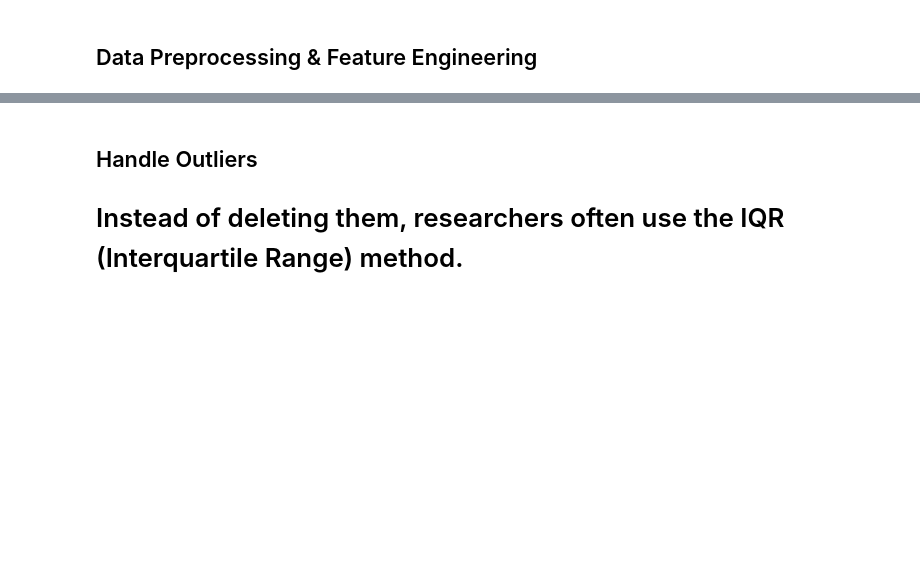
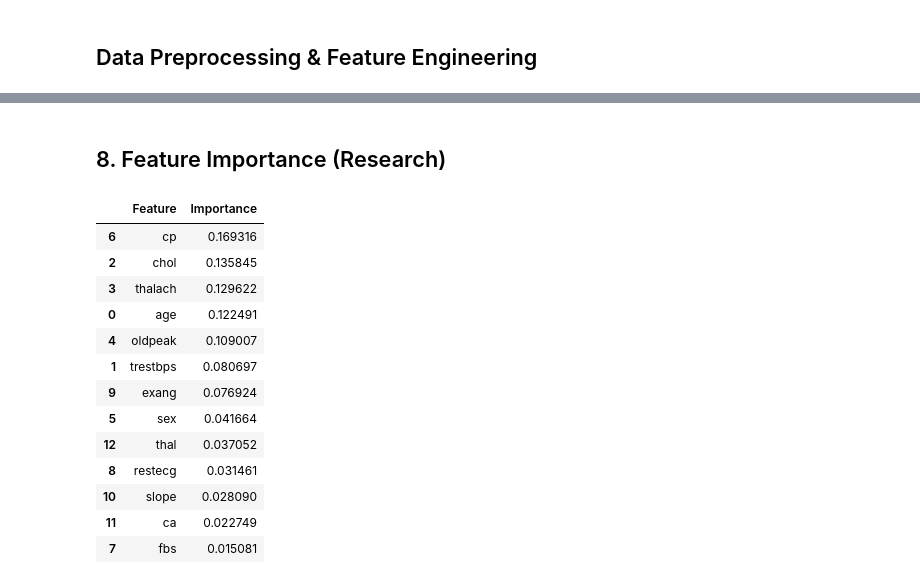
Before and after one commit to Thakurji890/Heart-Disease-Prediction, a Jupyter notebook: notebooks/02_Preprocessing.ipynb, the cells around one changed output, grey strips where cells are left out. Saved outputs shown, nothing was run; the diff lists cells and outputs as text; code cells hidden in the pictures; blank space fills up the shorter version.

Commit message:
fix : fixing preprocessing file

```diff
--- a/notebooks/02_Preprocessing.ipynb
+++ b/notebooks/02_Preprocessing.ipynb
@@ -55,4 +126,30 @@ print(duplicates)
 # %%
-# Remove Duplicates
-df.drop_duplicates()
+from sklearn.compose import ColumnTransformer
+from sklearn.pipeline import Pipeline
+from sklearn.impute import SimpleImputer
+from sklearn.preprocessing import StandardScaler
+
+categorical_cols = ["sex", "cp", "fbs", "restecg", "exang", "slope", "ca", "thal"]
+
+preprocessor = ColumnTransformer(
+    transformers=[
+        ("num", Pipeline([
+            ("impute", SimpleImputer(strategy="median")),
+            ("scale", StandardScaler())
+        ]), numeric_cols),
+        ("cat", SimpleImputer(strategy="most_frequent"), categorical_cols)
+    ]
+)
+
+X_train_processed = preprocessor.fit_transform(X_train)   # fit ONLY on training data
+X_test_processed = preprocessor.transform(X_test)         # reuse training statistics
+
+# Recover a clean column order/name list (ColumnTransformer reorders: num cols first, then cat cols)
+processed_columns = numeric_cols + categorical_cols
+
+X_train_df = pd.DataFrame(X_train_processed, columns=processed_columns)
+X_test_df = pd.DataFrame(X_test_processed, columns=processed_columns)
+
+print("Missing values left in X_train:", pd.DataFrame(X_train_processed).isnull().sum().sum())
+print("Missing values left in X_test:", pd.DataFrame(X_test_processed).isnull().sum().sum())
 # %% [output]
@@ -100,15 +176,30 @@ for col in numeric_columns:
 # %% [markdown]
-## Handle Outliers
-
-# Instead of deleting them, researchers often use the IQR (Interquartile Range) method.
+## 8. Feature Importance (Research)
 # %%
-Q1 = df["chol"].quantile(0.25)
-Q3 = df["chol"].quantile(0.25)
+from sklearn.ensemble import RandomForestClassifier
 
-IQR = Q3 - Q1
+rf = RandomForestClassifier(random_state=42)
+rf.fit(X_train_df, y_train)
 
-lower = Q1 - 1.5 * IQR
-upper = Q3 + 1.5 * IQR
+feature_importance = pd.DataFrame({
+    "Feature": processed_columns,
+    "Importance": rf.feature_importances_
+}).sort_values(by="Importance", ascending=False)
 
-df["chol"] = df["chol"].clip(lower,upper)
+feature_importance
+# %% [output]
+|  | Feature | Importance |
+| 6 | cp | 0.169316 |
+| 2 | chol | 0.135845 |
+| 3 | thalach | 0.129622 |
+| 0 | age | 0.122491 |
+| 4 | oldpeak | 0.109007 |
+| 1 | trestbps | 0.080697 |
+| 9 | exang | 0.076924 |
+| 5 | sex | 0.041664 |
+| 12 | thal | 0.037052 |
+| 8 | restecg | 0.031461 |
+| 10 | slope | 0.028090 |
+| 11 | ca | 0.022749 |
+| 7 | fbs | 0.015081 |
 # %%
```
Also changed, not shown: parts of 32 cells of this notebook, 8 other files.
